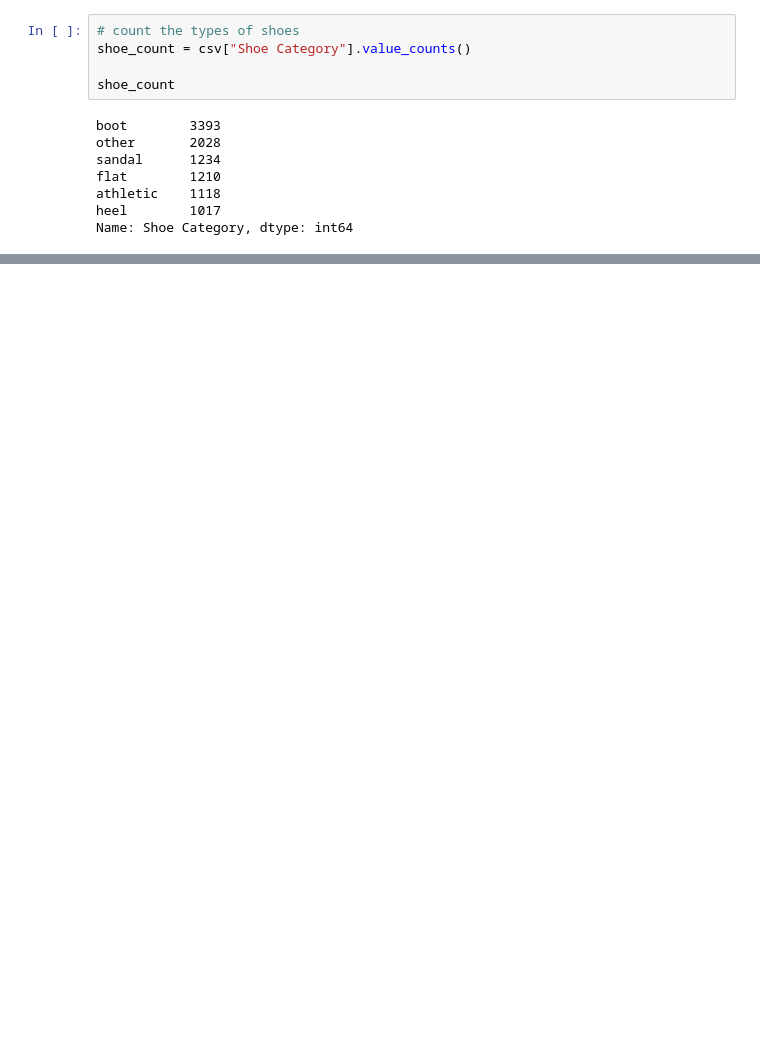
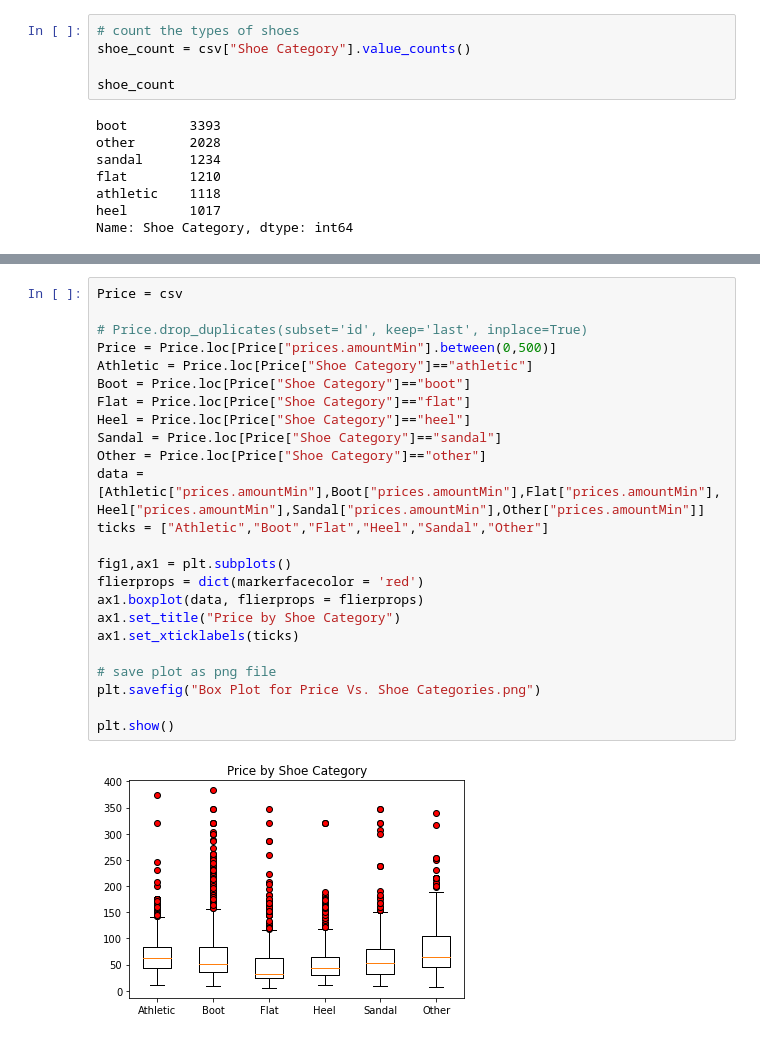
Before and after one commit to rjharris2020/Project_1, a Jupyter notebook: Shoes_Galore.ipynb, the cells around one changed output, grey strips where cells are left out. Saved outputs shown, nothing was run; the diff lists cells and outputs as text; blank space fills up the shorter version.

Commit message:
Update Shoes_Galore.ipynb; upload png files

```diff
--- a/Shoes_Galore.ipynb
+++ b/Shoes_Galore.ipynb
@@ -134,3 +125,29 @@ plt.title("Total Number of Shoes Produced per Top Brands")
 plt.show()
 # %% [output]
 [figure]
+# %%
+Price = csv
+
+# Price.drop_duplicates(subset='id', keep='last', inplace=True)
+Price = Price.loc[Price["prices.amountMin"].between(0,500)]
+Athletic = Price.loc[Price["Shoe Category"]=="athletic"]
+Boot = Price.loc[Price["Shoe Category"]=="boot"]
+Flat = Price.loc[Price["Shoe Category"]=="flat"]
+Heel = Price.loc[Price["Shoe Category"]=="heel"]
+Sandal = Price.loc[Price["Shoe Category"]=="sandal"]
+Other = Price.loc[Price["Shoe Category"]=="other"]
+data = [Athletic["prices.amountMin"],Boot["prices.amountMin"],Flat["prices.amountMin"],Heel["prices.amountMin"],Sandal["prices.amountMin"],Other["prices.amountMin"]]
+ticks = ["Athletic","Boot","Flat","Heel","Sandal","Other"]
+
+fig1,ax1 = plt.subplots()
+flierprops = dict(markerfacecolor = 'red')
+ax1.boxplot(data, flierprops = flierprops)
+ax1.set_title("Price by Shoe Category")
+ax1.set_xticklabels(ticks)
+
+# save plot as png file
+plt.savefig("Box Plot for Price Vs. Shoe Categories.png")
+
+plt.show()
+# %% [output]
+[figure, added]
```
Also changed, not shown: parts of 6 cells of this notebook, 4 other files.
